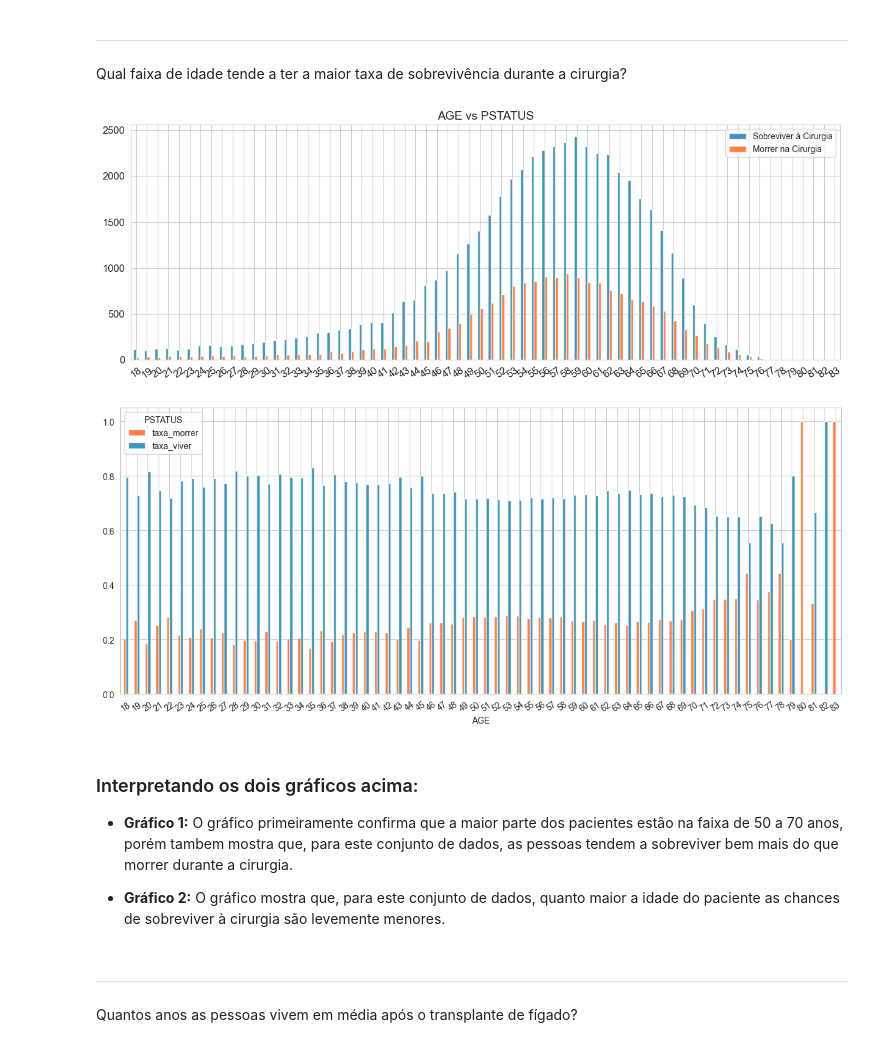
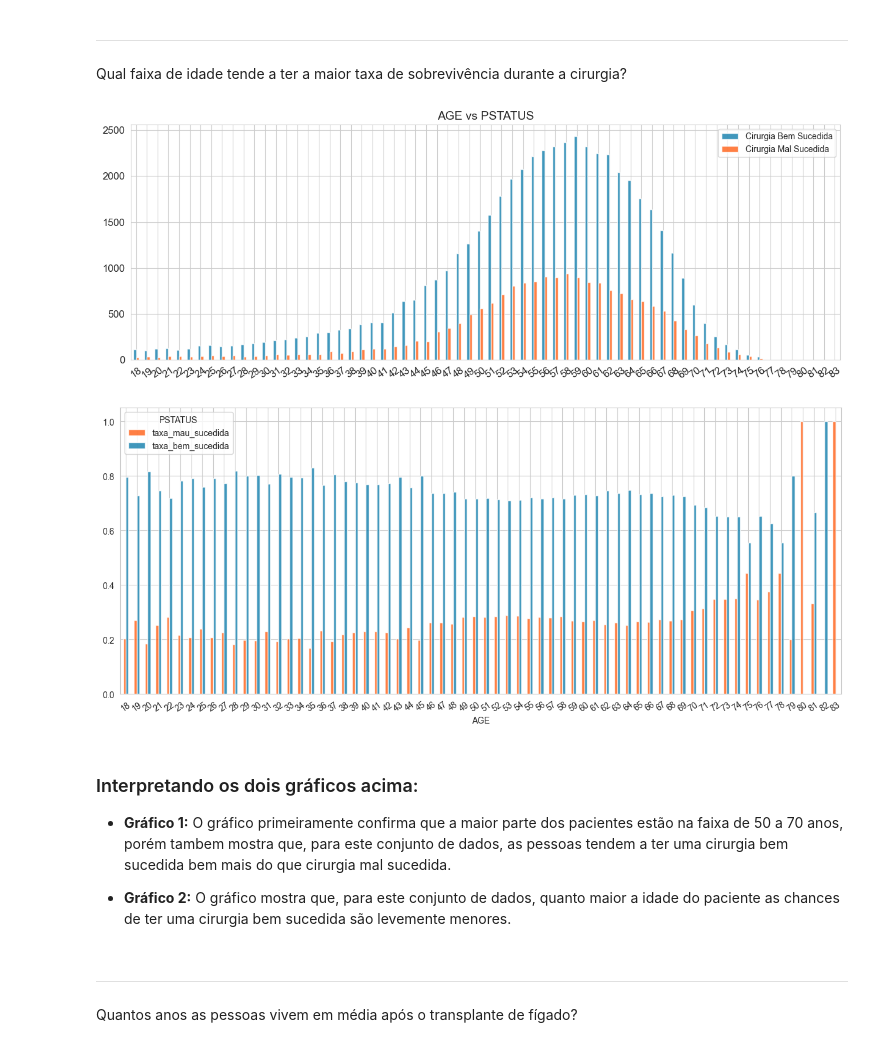
Before and after one commit to bruno-valero/Health_Analytics, a Jupyter notebook: Health_Analytics.ipynb, the cells around one changed output. Saved outputs shown, nothing was run; the diff lists cells and outputs as text; code cells hidden in the pictures.

```diff
--- a/Health_Analytics.ipynb
+++ b/Health_Analytics.ipynb
@@ -173,30 +182,30 @@ A maior parte das pessoas que fazem transplante de fígado têm entre 50 e 70 an
 Qual faixa de idade tende a ter a maior taxa de sobrevivência durante a cirurgia?
 # %%
 ds.var.categoricas.crosstab.plot(['AGE'], ['PSTATUS'], color=['#' + '107dac', '#' + 'FF5F15'], alpha = 0.8)
-plt.legend(labels = ['Sobreviver à Cirurgia', 'Morrer na Cirurgia'])
+plt.legend(labels = ['Cirurgia Bem Sucedida', 'Cirurgia Mal Sucedida'])
 plt.show();
 # %% [output]
-[figure, old version]
+[figure, new version]
 # %%
 age_ps = ds.var.categoricas.crosstab.show(['AGE'], ['PSTATUS']).reset_index()
 age_ps['taxa_0'] = age_ps[0] / np.sum(age_ps[0])
 age_ps['taxa_1'] = age_ps[1] / np.sum(age_ps[1])
 age_ps['taxa_total_0'] = age_ps[0] / (np.sum(age_ps[0]) + np.sum(age_ps[1]))
 age_ps['taxa_total_1'] = age_ps[1] / (np.sum(age_ps[0]) + np.sum(age_ps[1]))
-age_ps['taxa_morrer'] = age_ps[1] / (age_ps[0] + age_ps[1])
-age_ps['taxa_viver'] = age_ps[0] / (age_ps[0] + age_ps[1])
+age_ps['taxa_mau_sucedida'] = age_ps[1] / (age_ps[0] + age_ps[1])
+age_ps['taxa_bem_sucedida'] = age_ps[0] / (age_ps[0] + age_ps[1])
 
-age_ps[['taxa_morrer', 'taxa_viver', 'AGE']].set_index('AGE').plot(
+age_ps[['taxa_mau_sucedida', 'taxa_bem_sucedida', 'AGE']].set_index('AGE').plot(
     kind = 'bar', figsize = (15,6), color=['#' + 'FF5F15', '#' + '107dac'], alpha = 0.8)
 plt.xticks(rotation = 35)
 plt.show();
 # %% [output]
-[figure, old version]
+[figure, new version]
 # %% [markdown]
 ### Interpretando os dois gráficos acima:
-- **Gráfico 1:** O gráfico primeiramente confirma que a maior parte dos pacientes estão na faixa de 50 a 70 anos, porém tambem mostra que, para este conjunto de dados, as pessoas tendem a sobreviver bem mais do que morrer durante a cirurgia.
+- **Gráfico 1:** O gráfico primeiramente confirma que a maior parte dos pacientes estão na faixa de 50 a 70 anos, porém tambem mostra que, para este conjunto de dados, as pessoas tendem a ter uma cirurgia bem sucedida bem mais do que cirurgia mal sucedida.
 
-- **Gráfico 2:** O gráfico mostra que, para este conjunto de dados, quanto maior a idade do paciente as chances de sobreviver à cirurgia são levemente menores.
+- **Gráfico 2:** O gráfico mostra que, para este conjunto de dados, quanto maior a idade do paciente as chances de ter uma cirurgia bem sucedida são levemente menores.
 # %% [markdown]
 ---
 Quantos anos as pessoas vivem em média após o transplante de fígado?
```
Also changed, not shown: parts of 54 cells of this notebook.
